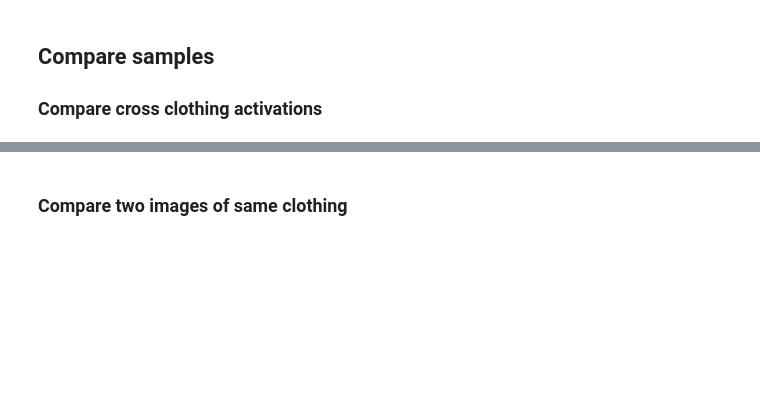
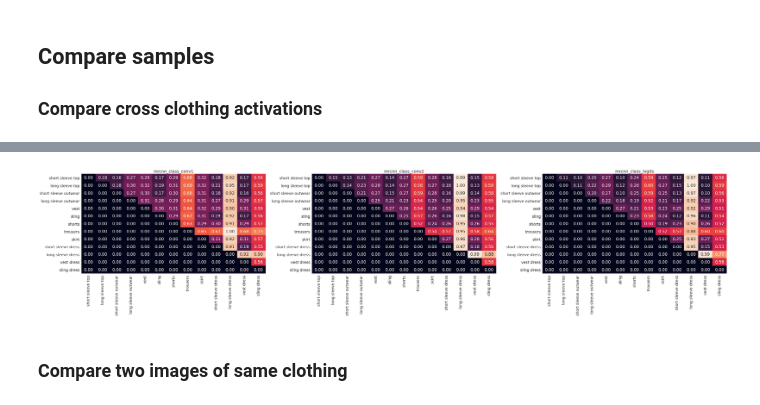
Before and after one commit to antonstagge/deepfashion-project, a Jupyter notebook: Mask_RCNN/fashion/Evaluation.ipynb, the cells around one changed output, grey strips where cells are left out. Cells and saved outputs as stored; diff of their text form; code cells hidden in the pictures; blank space fills up the shorter version.

Commit message:
Changed font size, added axis labels, removed cbar, calculated true mAP

```diff
--- a/Mask_RCNN/fashion/Evaluation.ipynb
+++ b/Mask_RCNN/fashion/Evaluation.ipynb
@@ -14,6 +14,14 @@ import matplotlib
 import matplotlib.pyplot as plt
 import skimage.draw
 import tensorflow as tf
+import pandas as pd
+import seaborn as sns
+
+# Control font size of all seaborn images. Increased for the sake of readability
+sns.set()
+sns.set_context("paper",font_scale=2)
+
+import ast
 
 # Root directory of the project
 ROOT_DIR = os.path.abspath("../")
@@ -45,11 +53,11 @@ config = FashionConfig()
 # %%
 """ Prepare dataset """
 dataset_train = FashionDataset()
-dataset_train.load_fashion(ROOT_DIR + '/datasets/tiny_deepfashion2', "train")
+dataset_train.load_fashion(ROOT_DIR + '/datasets/big_deepfashion2', "train")
 dataset_train.prepare()
 
 dataset_val = FashionDataset()
-dataset_val.load_fashion(ROOT_DIR + '/datasets/tiny_deepfashion2', "val")
+dataset_val.load_fashion(ROOT_DIR + '/datasets/big_deepfashion2', "val")
 dataset_val.prepare()
 # %%
 class InferenceConfig(FashionConfig):
@@ -65,5 +91,5 @@ model = modellib.MaskRCNN(mode="inference",
 # %%
 # Load trained weights
-model_path = "../logs/final_weights.h5"
+model_path = "../logs/final_logs/logs_mask_rcnn_fashion_0045.h5"
 print("Loading weights from ", model_path)
 model.load_weights(model_path, by_name=True)
@@ -167,7 +242,7 @@ display_images(np.transpose(activations[layer_name][0,:,:,:16], [2, 0, 1]))
 # Get differences in activations
 # Select layer to visualize.
 NUM_PICS_PER_CLOTHING = 2
-dataset = dataset_train
+dataset = dataset_val
 layer_names = ['mrcnn_class_conv1', 'mrcnn_class_conv2', 'mrcnn_class_logits']
 
 choices = dict()
@@ -218,22 +343,22 @@ for i in range(len(layer_names)):
 # %%
-import pandas as pd
-import seaborn as sns
 #Visualize it
 x = [info['name'] for info in dataset.class_info if info['name'] != 'BG']
 # create an index for each tick position
 xi = list(range(len(x)))
 
-fig, axs = plt.subplots(1, 3, figsize=(3*10, 10))
-sns.set()
+fig, axs = plt.subplots(1, 3, figsize=(3*15, 10))
 
 for i in range(1, len(layer_names)+1):
     ax = axs[i-1]
     ax.set_title(layer_names[i-1])
     df = pd.DataFrame(data=differences[i-1])
     df.columns = x
     df.index = df.columns.values
-    sns.heatmap(df, annot=True, ax = ax)
-    ax.set_ylim(len(df),0)
+    sns.heatmap(df, annot=True, ax = ax, fmt='.2f', cbar=False)
+plt.tight_layout()
+plt.show()
+# %% [output]
+[figure, added]
 # %% [markdown]
 ### Compare two images of same clothing
 # %%
```
Also changed, not shown: parts of 22 cells of this notebook.
